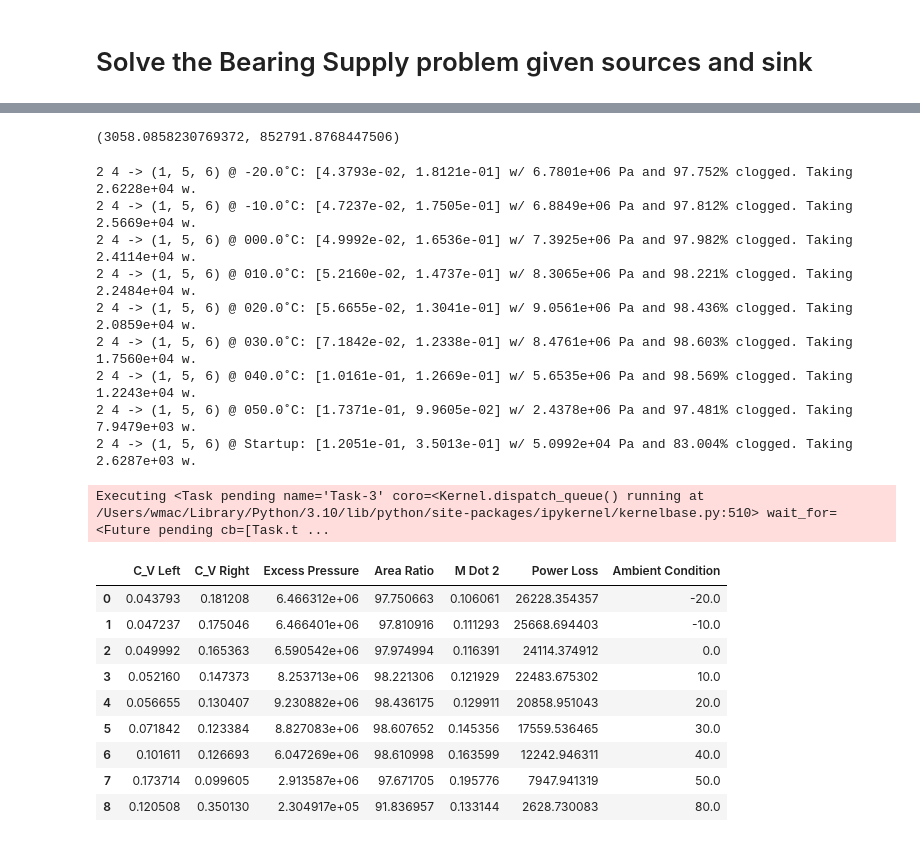
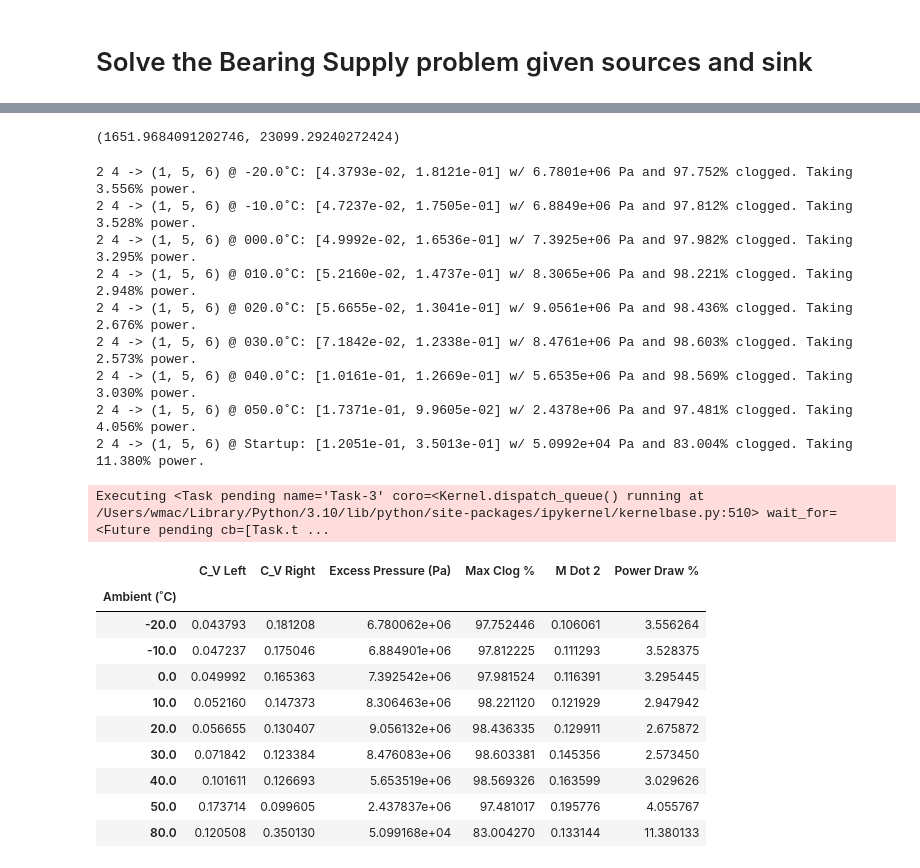
Before and after one commit to Willmac16/DFTS-Team-Seven, a Jupyter notebook: Project1.ipynb, the cells around one changed output, grey strips where cells are left out. Cells and saved outputs as stored; diff of their text form; code cells hidden in the pictures.

Commit message:
Power Draw %

```diff
--- a/Project1.ipynb
+++ b/Project1.ipynb
@@ -599,13 +615,13 @@ def power_draw(m_dot_two, cond_row):
   h_five = state_five.enthalpy
 
   power_loss = m_dot_two * (h_two - h_one) + m_dot_four * (h_four - h_five)
-  power_gen = cond_row['m-dot (kg/s)'] * ((h_four - h_five) + (h_two - h_one))
+  power_gen = cond_row['m-dot (kg/s)'] * ((h_four - h_five) - (h_two - h_one))
 
   return power_loss, power_gen
 
 power_draw(m_dot_ent, cond_row)
 # %% [output]
-(3058.0858230769372, 852791.8768447506)
+(1651.9684091202746, 23099.29240272424)
 # %%
 left = 2
 right = 4
@@ -617,63 +633,65 @@ startup = "Startup"
 results = []
 stations = []
 
-it = "{0} {1} -> {2} @ {3}: [{4[2][0]:.4e}, {4[2][1]:.4e}] w/ {4[2][2]:.4e} Pa and {4[2][3]:.3f}% clogged. Taking {5:.4e} w."
+it = "{0} {1} -> {2} @ {3}: [{4[2][0]:.4e}, {4[2][1]:.4e}] w/ {4[2][2]:.4e} Pa and {4[2][3]:.3f}% clogged. Taking {5:.3f}% power."
 
 for row_ind, cond_row in operating_conditions.iterrows():
   result = test_setup([left, right], sink, cond_row)
   power_loss, total_power = power_draw(result[2][4], cond_row)
 
 
-  print(it.format(left, right, sink_sets[sink], station.format(cond_row['Ambient condition (°C)']), result, power_loss))
+  print(it.format(left, right, sink_sets[sink], station.format(cond_row['Ambient condition (°C)']), result, power_loss / total_power * 100))
 
-  results.append(result[2] + (power_loss,))
+  results.append(result[2] + (power_loss / total_power * 100,))
   stations.append(cond_row['Ambient condition (°C)'])
 
 cond_row = startup_conditions.iloc[0]
 result = test_setup([left, right], sink, cond_row)
 power_loss, total_power = power_draw(result[2][4], cond_row)
 
-print(it.format(left, right, sink_sets[sink], startup, result, power_loss))
+print(it.format(left, right, sink_sets[sink], startup, result, power_loss / total_power * 100))
 
-results.append(result[2] + (power_loss,))
+results.append(result[2] + (power_loss / total_power * 100,))
 stations.append(80)
 # %% [output]
-2 4 -> (1, 5, 6) @ -20.0˚C: [4.3793e-02, 1.8121e-01] w/ 6.7801e+06 Pa and 97.752% clogged. Taking 2.6228e+04 w.
-2 4 -> (1, 5, 6) @ -10.0˚C: [4.7237e-02, 1.7505e-01] w/ 6.8849e+06 Pa and 97.812% clogged. Taking 2.5669e+04 w.
-2 4 -> (1, 5, 6) @ 000.0˚C: [4.9992e-02, 1.6536e-01] w/ 7.3925e+06 Pa and 97.982% clogged. Taking 2.4114e+04 w.
-2 4 -> (1, 5, 6) @ 010.0˚C: [5.2160e-02, 1.4737e-01] w/ 8.3065e+06 Pa and 98.221% clogged. Taking 2.2484e+04 w.
-2 4 -> (1, 5, 6) @ 020.0˚C: [5.6655e-02, 1.3041e-01] w/ 9.0561e+06 Pa and 98.436% clogged. Taking 2.0859e+04 w.
-2 4 -> (1, 5, 6) @ 030.0˚C: [7.1842e-02, 1.2338e-01] w/ 8.4761e+06 Pa and 98.603% clogged. Taking 1.7560e+04 w.
-2 4 -> (1, 5, 6) @ 040.0˚C: [1.0161e-01, 1.2669e-01] w/ 5.6535e+06 Pa and 98.569% clogged. Taking 1.2243e+04 w.
-2 4 -> (1, 5, 6) @ 050.0˚C: [1.7371e-01, 9.9605e-02] w/ 2.4378e+06 Pa and 97.481% clogged. Taking 7.9479e+03 w.
-2 4 -> (1, 5, 6) @ Startup: [1.2051e-01, 3.5013e-01] w/ 5.0992e+04 Pa and 83.004% clogged. Taking 2.6287e+03 w.
+2 4 -> (1, 5, 6) @ -20.0˚C: [4.3793e-02, 1.8121e-01] w/ 6.7801e+06 Pa and 97.752% clogged. Taking 3.556% power.
+2 4 -> (1, 5, 6) @ -10.0˚C: [4.7237e-02, 1.7505e-01] w/ 6.8849e+06 Pa and 97.812% clogged. Taking 3.528% power.
+2 4 -> (1, 5, 6) @ 000.0˚C: [4.9992e-02, 1.6536e-01] w/ 7.3925e+06 Pa and 97.982% clogged. Taking 3.295% power.
+2 4 -> (1, 5, 6) @ 010.0˚C: [5.2160e-02, 1.4737e-01] w/ 8.3065e+06 Pa and 98.221% clogged. Taking 2.948% power.
+2 4 -> (1, 5, 6) @ 020.0˚C: [5.6655e-02, 1.3041e-01] w/ 9.0561e+06 Pa and 98.436% clogged. Taking 2.676% power.
+2 4 -> (1, 5, 6) @ 030.0˚C: [7.1842e-02, 1.2338e-01] w/ 8.4761e+06 Pa and 98.603% clogged. Taking 2.573% power.
+2 4 -> (1, 5, 6) @ 040.0˚C: [1.0161e-01, 1.2669e-01] w/ 5.6535e+06 Pa and 98.569% clogged. Taking 3.030% power.
+2 4 -> (1, 5, 6) @ 050.0˚C: [1.7371e-01, 9.9605e-02] w/ 2.4378e+06 Pa and 97.481% clogged. Taking 4.056% power.
+2 4 -> (1, 5, 6) @ Startup: [1.2051e-01, 3.5013e-01] w/ 5.0992e+04 Pa and 83.004% clogged. Taking 11.380% power.
 Executing <Task pending name='Task-3' coro=<Kernel.dispatch_queue() running at /Users/wmac/Library/Python/3.10/lib/python/site-packages/ipykernel/kernelbase.py:510> wait_for=<Future pending cb=[Task.t ...
 # %%
 # Define the column names
-columns = ['C_V Left', 'C_V Right', 'Excess Pressure', 'Area Ratio', 'M Dot 2', 'Power Loss']
+columns = ['C_V Left', 'C_V Right', 'Excess Pressure (Pa)', 'Max Clog %', 'M Dot 2', 'Power Draw %']
 
 # Create the DataFrame
 df_results = pd.DataFrame(results, columns=columns)
 
 # Add the 'Ambient Condition' column
-df_results['Ambient Condition'] = stations
+df_results['Ambient (˚C)'] = stations
+
+# Make Ambient Condition the index column
+df_results.set_index('Ambient (˚C)', inplace=True)
+
 
 # Display the DataFrame
-
-df_results.to_csv('./results1.csv', index=False)
-
 df_results
 # %% [output]
-|  | C_V Left | C_V Right | Excess Pressure | Area Ratio | M Dot 2 | Power Loss | Ambient Condition |
-| 0 | 0.043793 | 0.181208 | 6.466312e+06 | 97.750663 | 0.106061 | 26228.354357 | -20.0 |
-| 1 | 0.047237 | 0.175046 | 6.466401e+06 | 97.810916 | 0.111293 | 25668.694403 | -10.0 |
-| 2 | 0.049992 | 0.165363 | 6.590542e+06 | 97.974994 | 0.116391 | 24114.374912 | 0.0 |
-| 3 | 0.052160 | 0.147373 | 8.253713e+06 | 98.221306 | 0.121929 | 22483.675302 | 10.0 |
-| 4 | 0.056655 | 0.130407 | 9.230882e+06 | 98.436175 | 0.129911 | 20858.951043 | 20.0 |
-| 5 | 0.071842 | 0.123384 | 8.827083e+06 | 98.607652 | 0.145356 | 17559.536465 | 30.0 |
-| 6 | 0.101611 | 0.126693 | 6.047269e+06 | 98.610998 | 0.163599 | 12242.946311 | 40.0 |
-| 7 | 0.173714 | 0.099605 | 2.913587e+06 | 97.671705 | 0.195776 | 7947.941319 | 50.0 |
-| 8 | 0.120508 | 0.350130 | 2.304917e+05 | 91.836957 | 0.133144 | 2628.730083 | 80.0 |
+|  | C_V Left | C_V Right | Excess Pressure (Pa) | Max Clog % | M Dot 2 | Power Draw % |
+| Ambient (˚C) |  |  |  |  |  |  |
+| -20.0 | 0.043793 | 0.181208 | 6.780062e+06 | 97.752446 | 0.106061 | 3.556264 |
+| -10.0 | 0.047237 | 0.175046 | 6.884901e+06 | 97.812225 | 0.111293 | 3.528375 |
+| 0.0 | 0.049992 | 0.165363 | 7.392542e+06 | 97.981524 | 0.116391 | 3.295445 |
+| 10.0 | 0.052160 | 0.147373 | 8.306463e+06 | 98.221120 | 0.121929 | 2.947942 |
+| 20.0 | 0.056655 | 0.130407 | 9.056132e+06 | 98.436335 | 0.129911 | 2.675872 |
+| 30.0 | 0.071842 | 0.123384 | 8.476083e+06 | 98.603381 | 0.145356 | 2.573450 |
+| 40.0 | 0.101611 | 0.126693 | 5.653519e+06 | 98.569326 | 0.163599 | 3.029626 |
+| 50.0 | 0.173714 | 0.099605 | 2.437837e+06 | 97.481017 | 0.195776 | 4.055767 |
+| 80.0 | 0.120508 | 0.350130 | 5.099168e+04 | 83.004270 | 0.133144 | 11.380133 |
 # %%
 # Extract the relevant data from the results
 valve_props = [result[0] for result in results]
```
Also changed, not shown: parts of 5 cells of this notebook.
